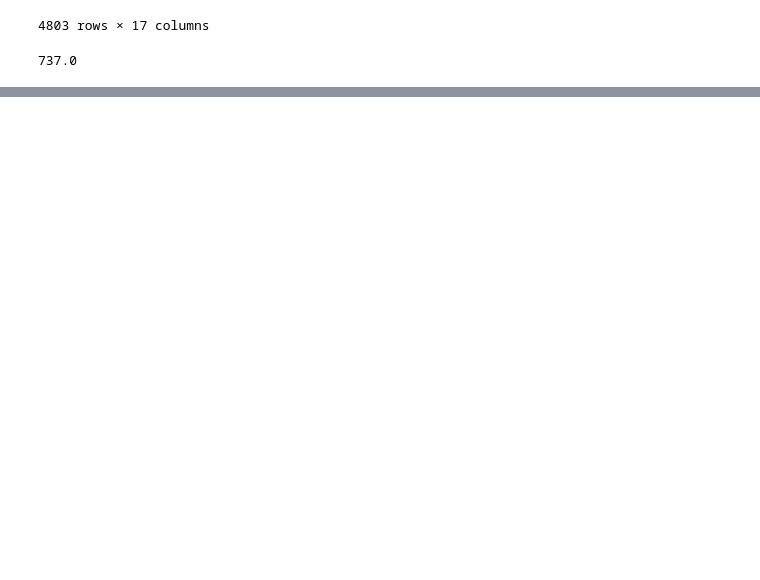
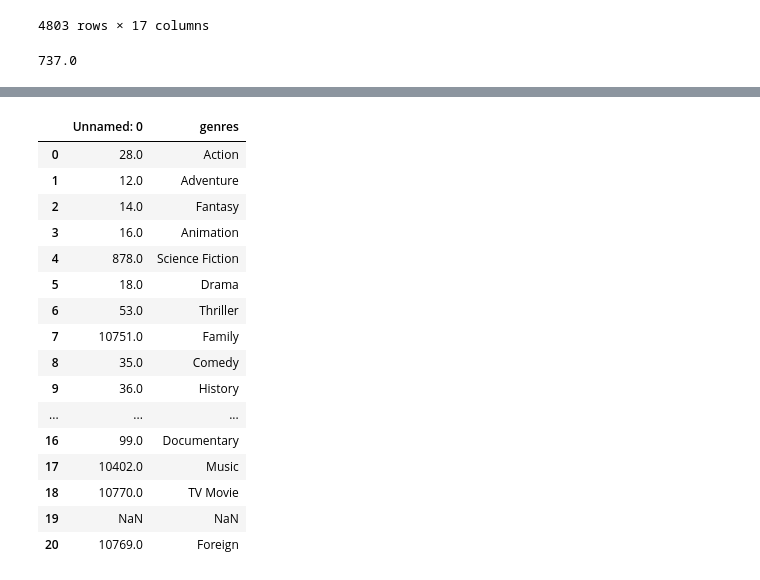
Before and after one commit to agnieszka2201pn/data_analysis, a Jupyter notebook: zadanie baza filmów.ipynb, the cells around one changed output, grey strips where cells are left out. Saved outputs shown, nothing was run; the diff lists cells and outputs as text; code cells hidden in the pictures; blank space fills up the shorter version.

```diff
--- a/zadanie baza filmów.ipynb
+++ b/zadanie baza filmów.ipynb
@@ -48,0 +71,20 @@ best10movies
+# %%
+genres
+# %% [output]
+|  | Unnamed: 0 | genres |
+| 0 | 28.0 | Action |
+| 1 | 12.0 | Adventure |
+| 2 | 14.0 | Fantasy |
+| 3 | 16.0 | Animation |
+| 4 | 878.0 | Science Fiction |
+| 5 | 18.0 | Drama |
+| 6 | 53.0 | Thriller |
+| 7 | 10751.0 | Family |
+| 8 | 35.0 | Comedy |
+| 9 | 36.0 | History |
+| ... | ... | ... |
+| 16 | 99.0 | Documentary |
+| 17 | 10402.0 | Music |
+| 18 | 10770.0 | TV Movie |
+| 19 | NaN | NaN |
+| 20 | 10769.0 | Foreign |
```
Also changed, not shown: parts of 3 cells of this notebook.
